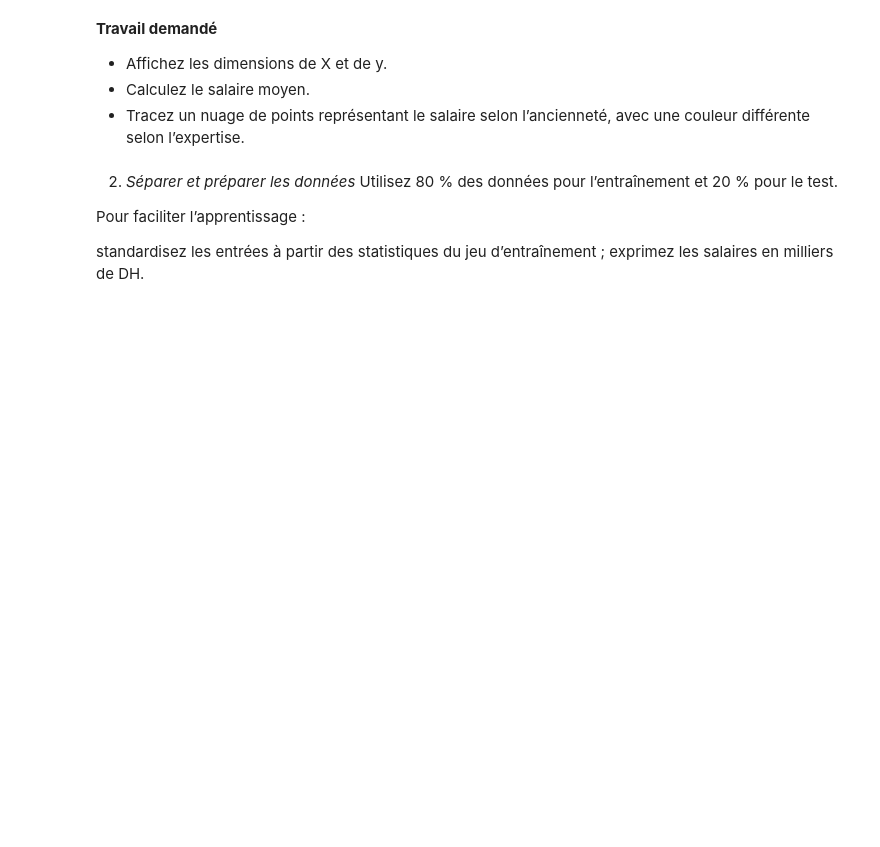
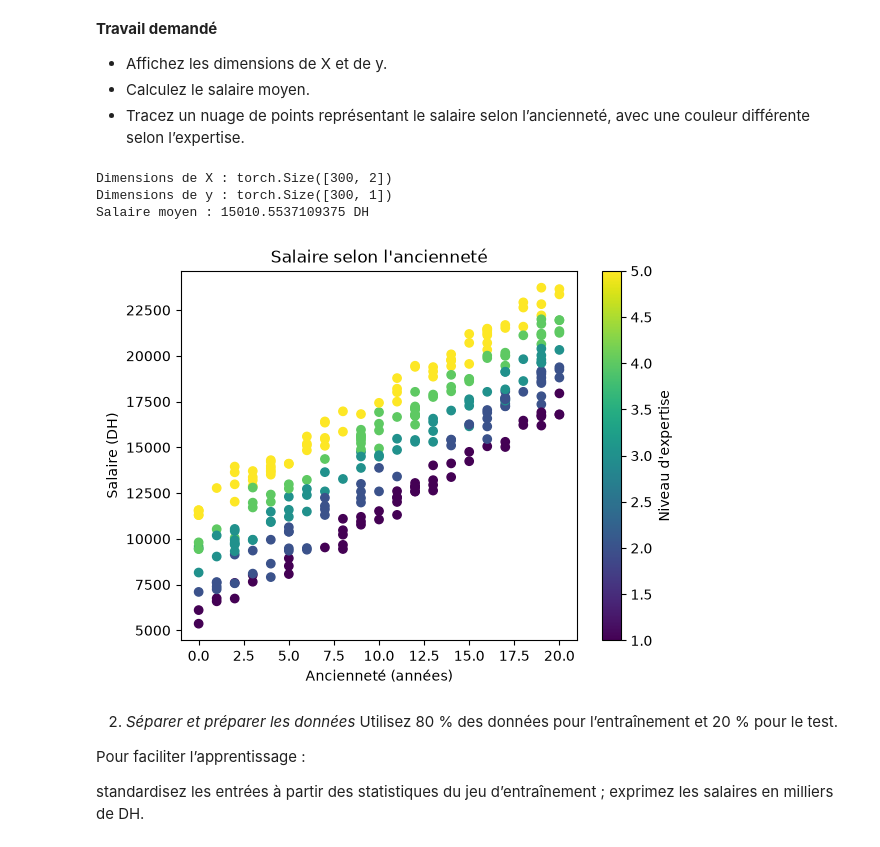
Before and after one commit to maryam-farhoune/Lab_PyTorch, a Jupyter notebook: Activité pratique Bases de Pytorch.ipynb, the cells around one changed output. Cells and saved outputs as stored; diff of their text form; code cells hidden in the pictures; blank space fills up the shorter version.

```diff
--- a/Activité pratique Bases de Pytorch.ipynb
+++ b/Activité pratique Bases de Pytorch.ipynb
@@ -739,6 +742,31 @@ Ancienneté : 18 ans | Expertise : 2/5 | Salaire : 18036.38 DH
 - Affichez les dimensions de X et de y.
 - Calculez le salaire moyen.
 - Tracez un nuage de points représentant le salaire selon l’ancienneté, avec une couleur différente selon l’expertise.
+# %%
+print("Dimensions de X :", X.shape)
+print("Dimensions de y :", y.shape)
+
+salaire_moyen = y.mean()
+print("Salaire moyen :", salaire_moyen.item(), "DH")
+# %% [output]
+Dimensions de X : torch.Size([300, 2])
+Dimensions de y : torch.Size([300, 1])
+Salaire moyen : 15010.5537109375 DH
+# %%
+plt.scatter(
+    anciennete,
+    salaires,
+    c=expertise.flatten(),
+    cmap="viridis"
+)
+
+plt.xlabel("Ancienneté (années)")
+plt.ylabel("Salaire (DH)")
+plt.title("Salaire selon l'ancienneté")
+plt.colorbar(label="Niveau d'expertise")
+plt.show()
+# %% [output]
+[figure, added]
 # %% [markdown]
 2. *Séparer et préparer les données*
 Utilisez 80 % des données pour l’entraînement et 20 % pour le test.
```
Also changed, not shown: parts of 39 cells of this notebook.
